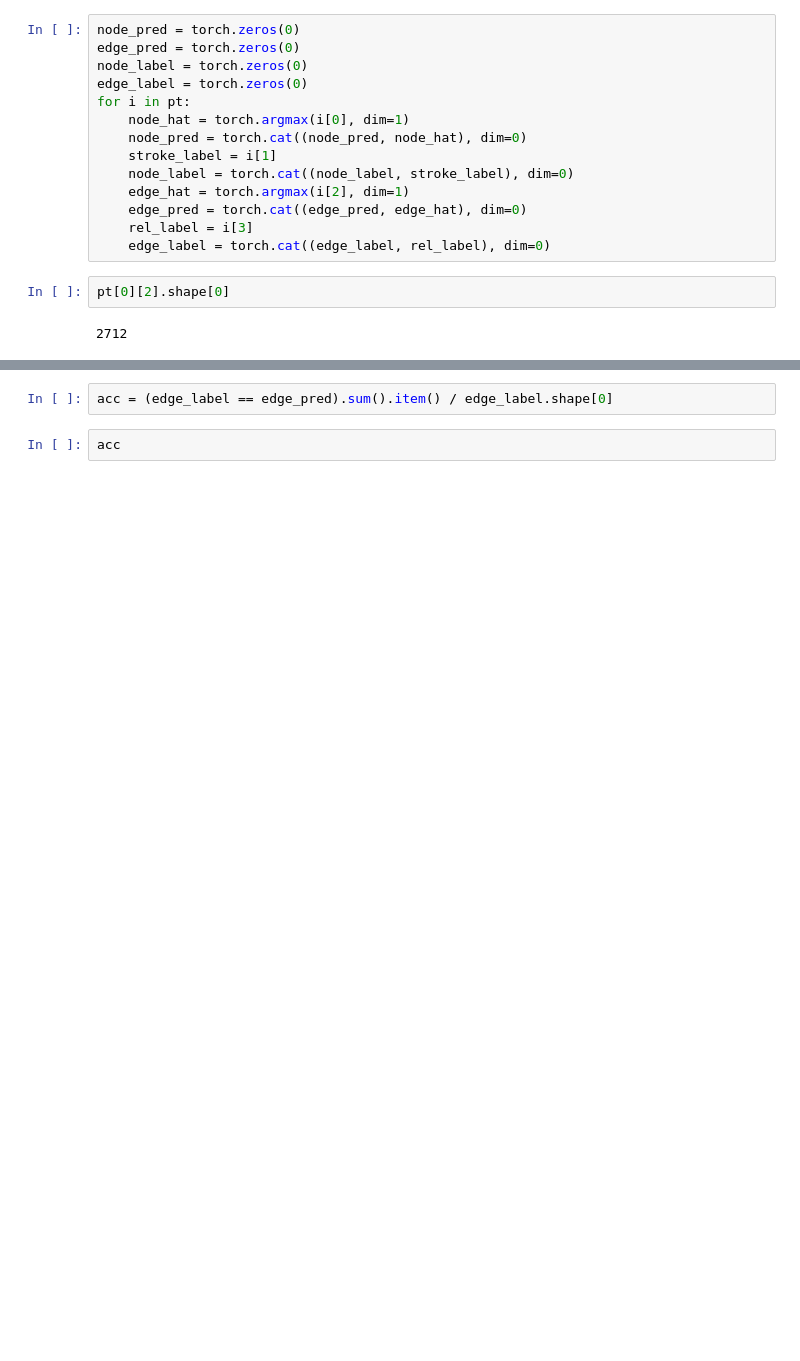
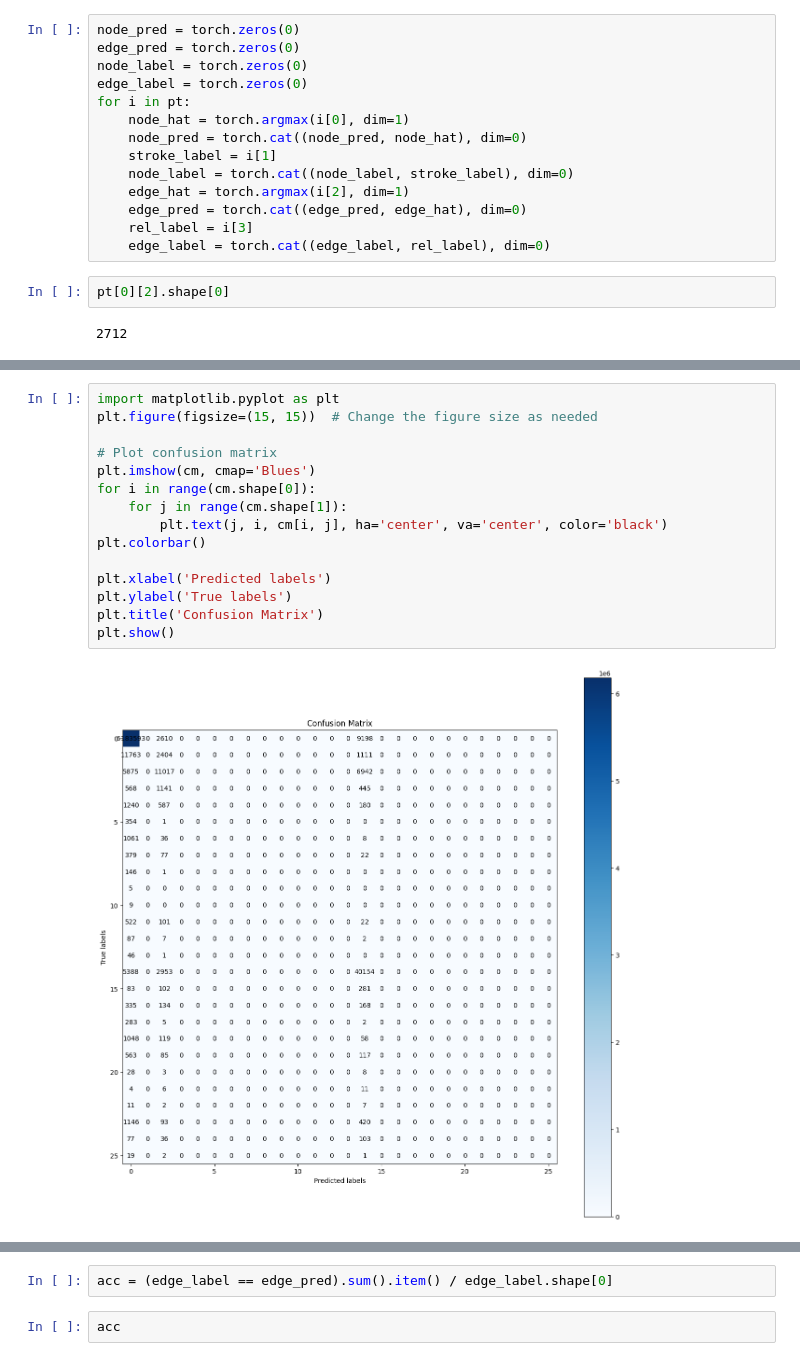
Before and after one commit to yejing97/Edge_GAT, a Jupyter notebook: test.ipynb, the cells around one changed output, grey strips where cells are left out. Drawn from its saved outputs; the diff is of its cells as text; blank space fills up the shorter version.

```diff
--- a/test.ipynb
+++ b/test.ipynb
@@ -517,0 +519,17 @@ disp.plot()
+# %%
+import matplotlib.pyplot as plt
+plt.figure(figsize=(15, 15))  # Change the figure size as needed
+
+# Plot confusion matrix
+plt.imshow(cm, cmap='Blues')
+for i in range(cm.shape[0]):
+    for j in range(cm.shape[1]):
+        plt.text(j, i, cm[i, j], ha='center', va='center', color='black')
+plt.colorbar()
+
+plt.xlabel('Predicted labels')
+plt.ylabel('True labels')
+plt.title('Confusion Matrix')
+plt.show()
+# %% [output]
+[figure, added]
```
Also changed, not shown: parts of 8 cells of this notebook, 3 other files.
